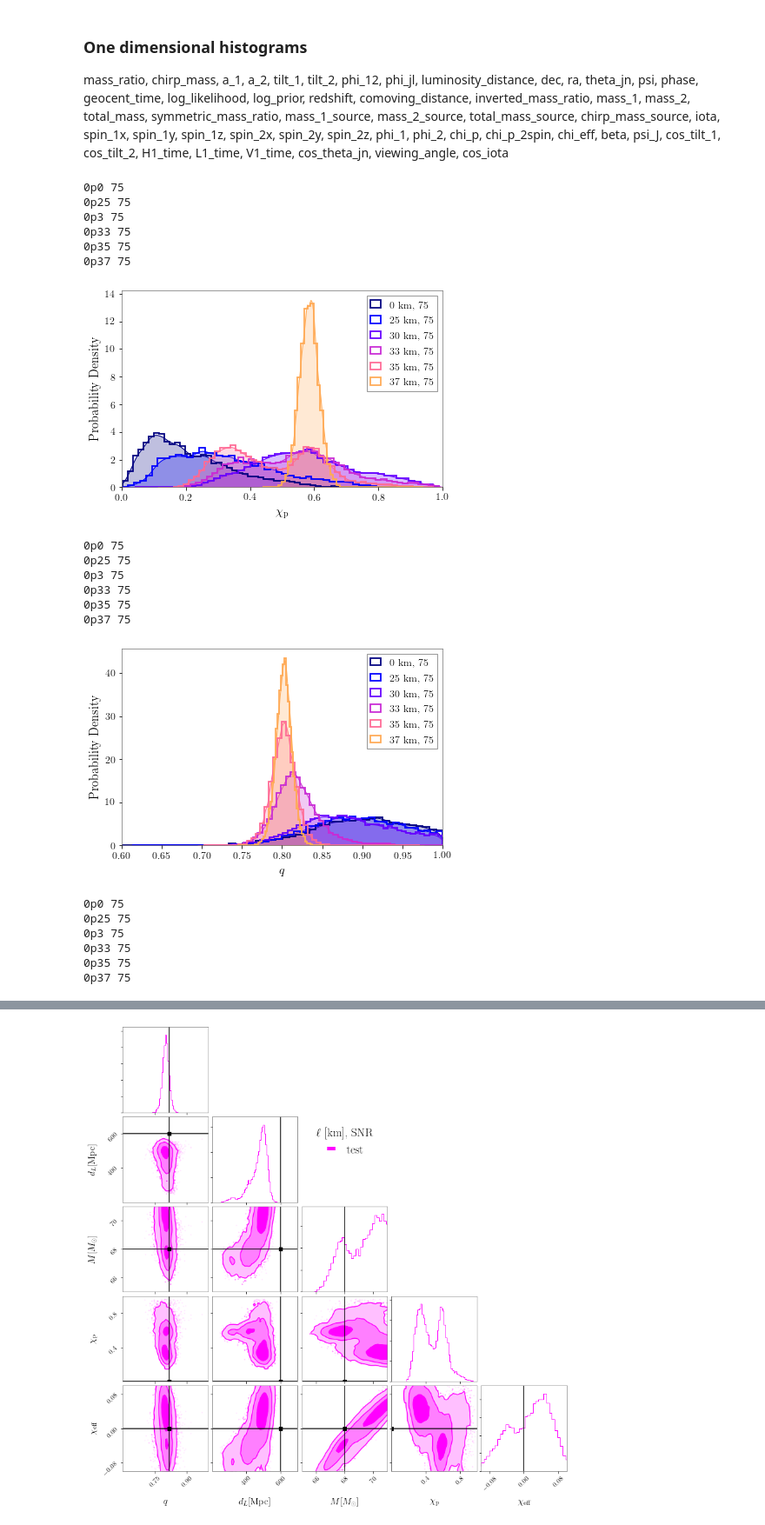
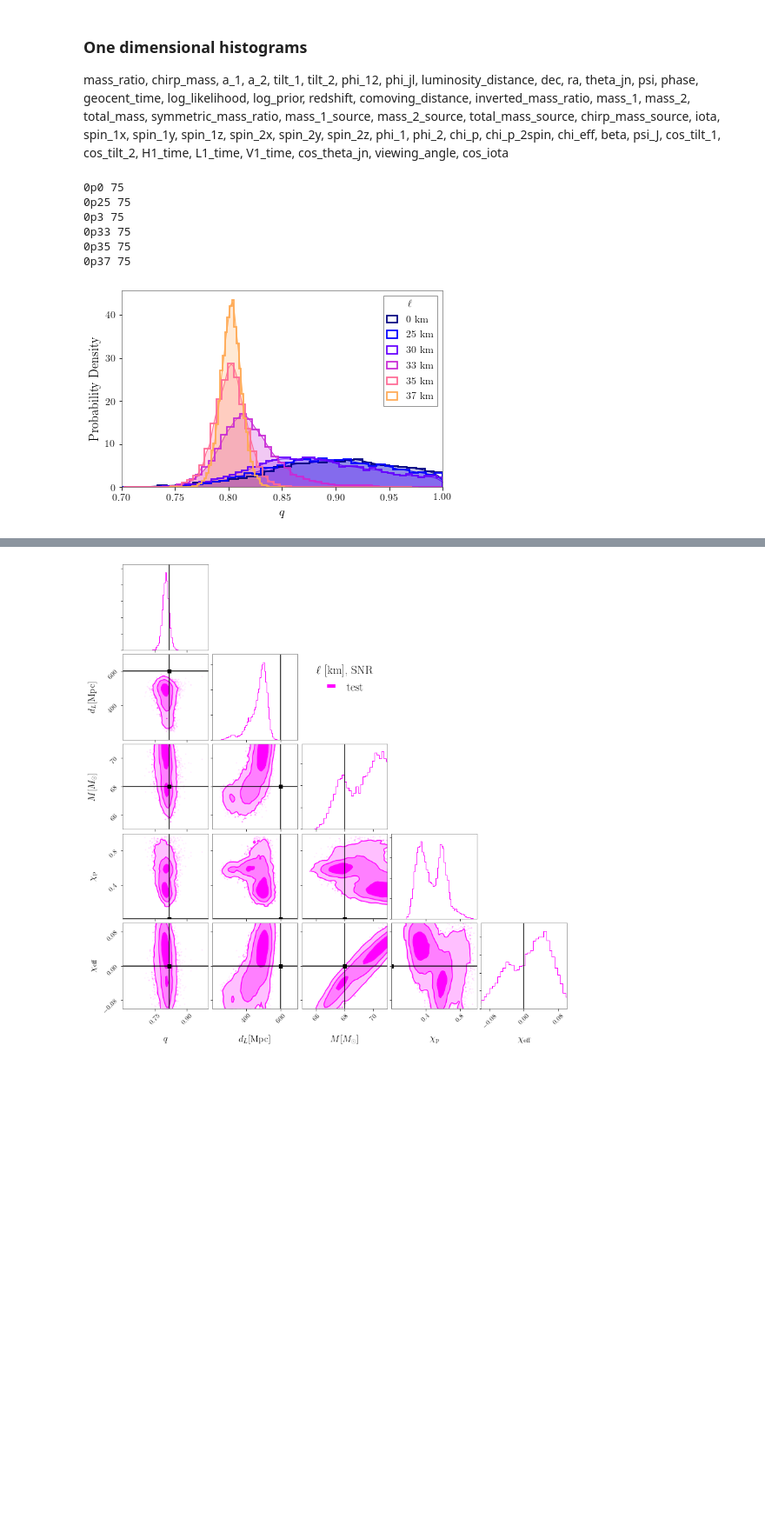
Before and after one commit to mariaokounkova/BeyondGRAnalysis, a Jupyter notebook: BilbyAnalysis.ipynb, the cells around one changed output, grey strips where cells are left out. Shown at 87% size. Saved outputs shown, nothing was run; the diff lists cells and outputs as text; code cells hidden in the pictures; blank space fills up the shorter version.

```diff
--- a/BilbyAnalysis.ipynb
+++ b/BilbyAnalysis.ipynb
@@ -80,15 +82,6 @@ def GetEvidences(p):
 
     return np.loadtxt(name, comments="#",usecols=([0,1,2,3]),unpack=True)
 
-def EllinKm(ell_string, mass):
-    """ For dCS parameters, convert from the string corresponding
-        to the dimensionless ell value (like `0p0`) to a value
-        in kilometers (like 0.0 [km]) """
-    ell = float(ell_string.replace('p', '.'))
-    mass_msun = mass * const.M_sun
-    phys_ell_km = ell * mass_msun * const.G /(const.c**2) / 1000
-    return phys_ell_km.value
-
 def Ell_SNR_String(ell_string, mass, snr):
     """ For dCS parameters, convert from the string corresponding
         to the dimensionless ell value (like `0p0`) to a value
@@ -99,11 +92,21 @@ def Ell_SNR_String(ell_string, mass, snr):
     string = "%.f km, " % (phys_ell_km.value) + snr
     return string
 
+def Ell_String(ell_string, mass):
+    """ For dCS parameters, convert from the string corresponding
+        to the dimensionless ell value (like `0p0`) to a value
+        in kilometers (like 0.0 [km]) """
+    ell = float(ell_string.replace('p', '.'))
+    mass_msun = mass * const.M_sun
+    phys_ell_km = ell * mass_msun * const.G /(const.c**2) / 1000
+    string = "%.f km" % (phys_ell_km.value)
+    return string
+
 def SummaryPageFile(name):
     return "/home/maria.okounkova/BeyondGRAnalysis/BilbyPE/" + name + \
         "/summary_pages/samples/posterior_samples.h5"
 
-RangeDict = {'mass_ratio': (0.6, 1.0), 'total_mass' : (65.0, 71.0), 'chi_eff' : (-0.1, 0.1), 'chi_p' : (0.0, 1.0), 'luminosity_distance' : (200, 700)}
+RangeDict = {'mass_ratio': (0.7, 1.0), 'total_mass' : (65.0, 71.0), 'chi_eff' : (-0.1, 0.1), 'chi_p' : (0.0, 1.0), 'luminosity_distance' : (200, 700)}
 # %%
 ## Grab the mass
 p = '/home/maria.okounkova/BeyondGRAnalysis/BilbyPE/PHENOM_dCS_0p0_75'
@@ -127,48 +130,35 @@ def Histogram(param):
 
     fig = plt.figure()
 
     for ell, snr, color in zip(ells, snrs, colors):
 
         print(ell, snr)
         file_name = SummaryPageFile('PHENOM_dCS_' + ell + '_' + snr)
         data = read(file_name)
         samples_dict = data.samples_dict
         posterior_samples = samples_dict["summary_pages"]
-        posterior_samples.plot(param, type="hist", kde=True, color = color, label = Ell_SNR_String(ell, mass, snr), fig = fig, plot_percentile = False, title = False)
+        posterior_samples.plot(param, type="hist", kde=True, color = color, label = Ell_String(ell, mass), fig = fig, plot_percentile = False, title = False)
 
     plt.xlim(RangeDict[param])
-    plt.legend(loc = 'upper right')
+    plt.legend(loc = 'upper right', title = '$\ell$')
     plt.grid()
     plt.savefig('kde_' + param)
     plt.show()
 
 params_avail = ["mass_ratio", "chirp_mass", "a_1", "a_2", "tilt_1", "tilt_2", \
                 "phi_12", "phi_jl", "luminosity_distance", "dec", "ra", \
                 "theta_jn", "psi", "phase", "geocent_time", "total_mass", \
                 "symmetric_mass_ratio", "iota", "phi_1", "phi_2", "chi_p", "chi_p_2spin", \
                 "chi_eff", "beta", "psi_J", "cos_tilt_1", "cos_tilt_2", "H1_time", \
                 "L1_time", "V1_time", "cos_theta_jn", "viewing_angle", "cos_iota"]
-Histogram("chi_p")
+#Histogram("chi_p")
 Histogram("mass_ratio")
-Histogram("luminosity_distance")
+#Histogram("chi_eff")
 # %% [output]
 0p0 75
 0p25 75
 0p3 75
 0p33 75
 0p35 75
 0p37 75
-[figure, old version]
+[figure, new version]
-0p0 75
-0p25 75
-0p3 75
-0p33 75
-0p35 75
-0p37 75
-[figure, removed]
-0p0 75
-0p25 75
-0p3 75
-0p33 75
-0p35 75
-0p37 75
```
Also changed, not shown: parts of 7 cells of this notebook.
